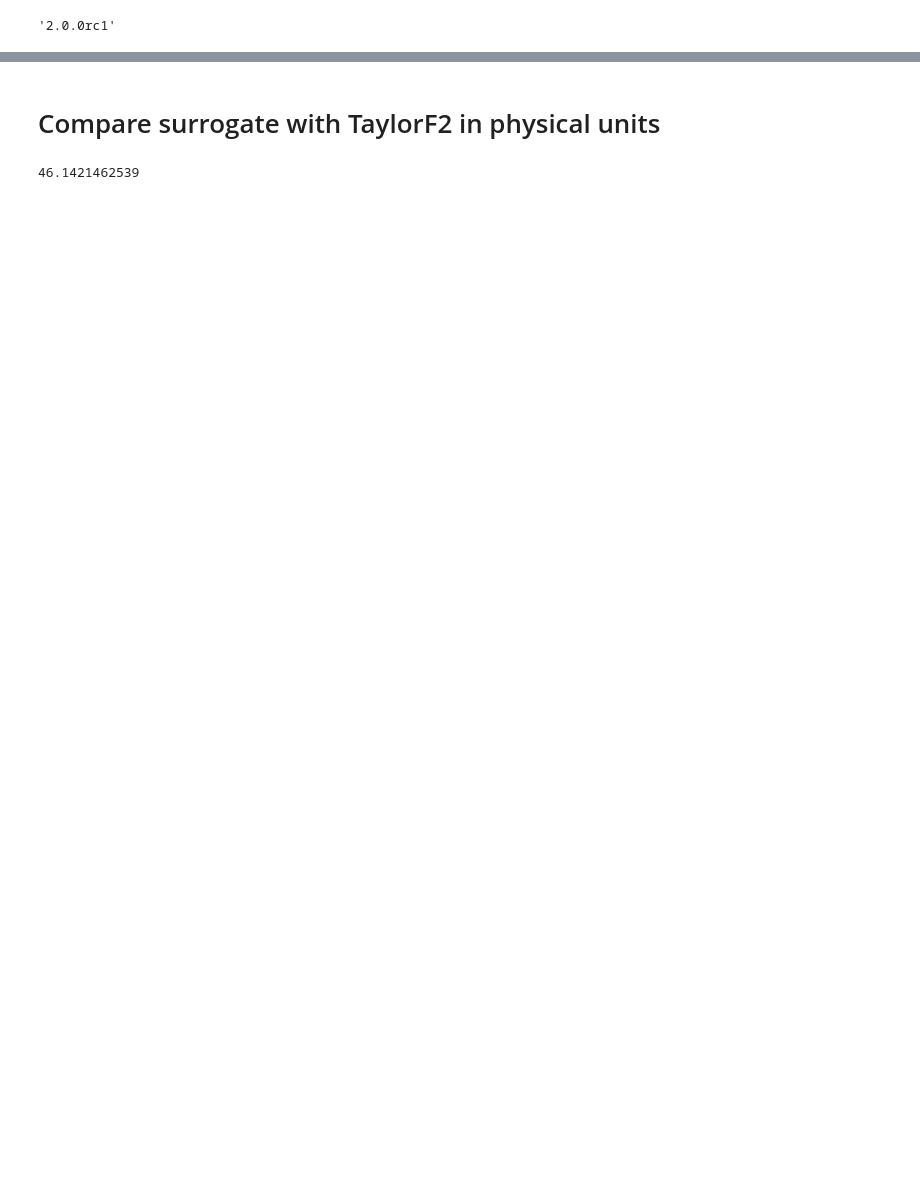
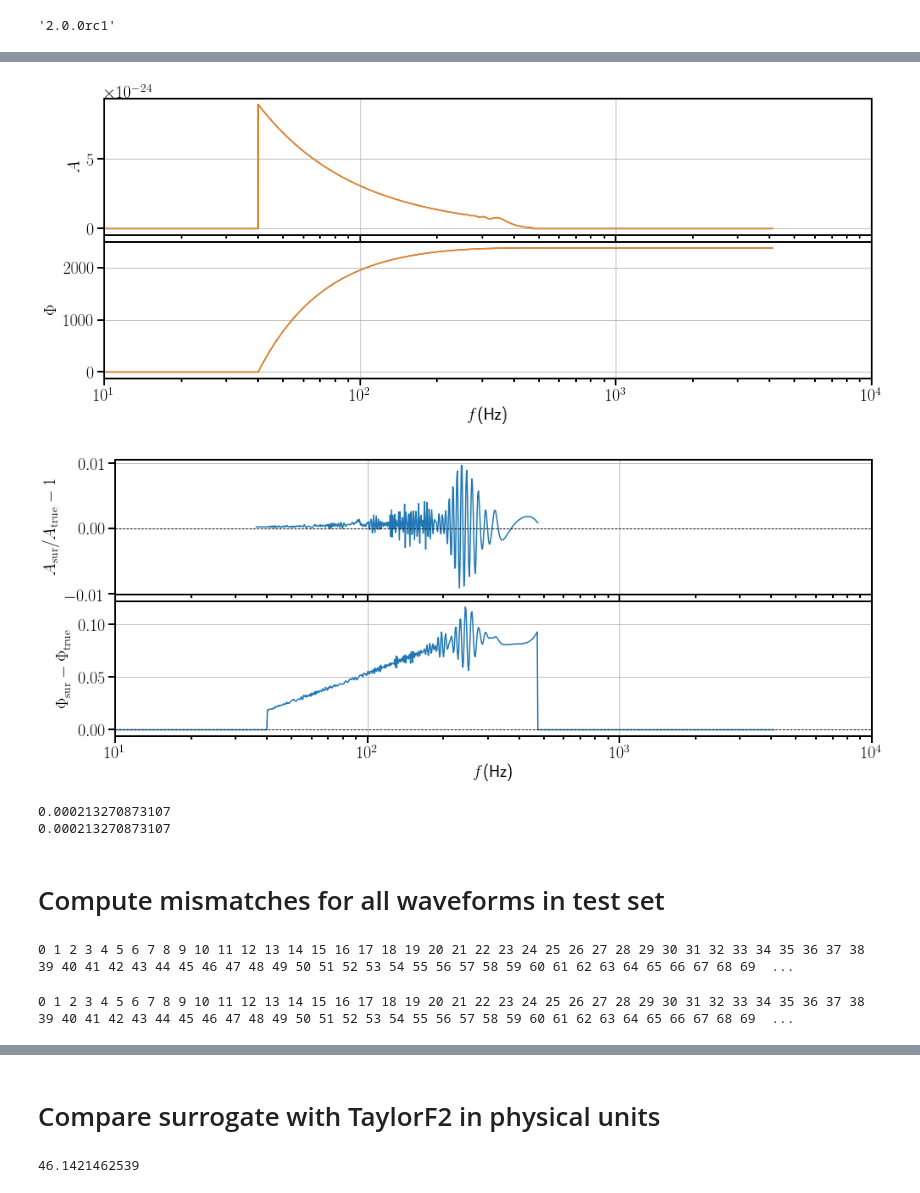
Before and after one commit to benjaminlackey/gpsurrogate, a Jupyter notebook: notebooks/SurrogateDiagnostics.ipynb, the cells around one changed output, grey strips where cells are left out. Saved outputs shown, nothing was run; the diff lists cells and outputs as text; code cells hidden in the pictures; blank space fills up the shorter version.

```diff
--- a/notebooks/SurrogateDiagnostics.ipynb
+++ b/notebooks/SurrogateDiagnostics.ipynb
@@ -540,0 +399,37 @@ ax2.set_ylabel(r'$\Phi_1-\Phi_2$')
+# %%
+# Convert pycbc frequency series for ~h_+ to Waveform format
+hp_sur = wave.Waveform.from_hp_hc(
+    np.array(hp_sur_phys.sample_frequencies), np.array(hp_sur_phys).real, np.array(hp_sur_phys).imag)
+hp_true = wave.Waveform.from_hp_hc(
+    np.array(hp_true_phys.sample_frequencies), np.array(hp_true_phys).real, np.array(hp_true_phys).imag)
+# %%
+# Plot h_true and h_sur
+fig, (ax1, ax2) = wave.plot_waveforms_fd([hp_sur, hp_true])
+#ax1.set_yscale('log')
+ax1.set_ylabel(r'$A$')
+ax2.set_ylabel(r'$\Phi$')
+ax2.set_xlabel(r'$f$(Hz)')
+ax2.set_xlim(10, 10000)
+ax1.grid()
+ax2.grid()
+
+# Plot error
+fig, (ax1, ax2) = wave.plot_waveform_difference_fd(hp_sur, hp_true, xi=10, npoints=1000)
+ax1.set_ylabel(r'$A_{\rm sur}/A_{\rm true} - 1$')
+ax2.set_ylabel(r'$\Phi_{\rm sur} - \Phi_{\rm true}$')
+ax2.set_xlabel(r'$f$(Hz)')
+ax2.set_xlim(10, 10000)
+ax1.grid()
+ax2.grid()
+# %% [output]
+[figure, added]
+[figure, added]
+# %%
+# The delta_f of the T4 waveform is not quite the same as the surrogate. This will throw an error
+print mismatch(hp_sur_phys, hp_true_phys, f_min)
+print mismatch(hc_sur_phys, hc_true_phys, f_min)
+# %% [output]
+0.000213270873107
+0.000213270873107
+# %% [markdown]
+# Compute mismatches for all waveforms in test set
@@ -540,0 +465,36 @@ ax2.set_ylabel(r'$\Phi_1-\Phi_2$')
+# %%
+f_min = 40
+f_max = 4096
+mass2 = 1.0
+
+params_list_10 = []
+mismatch_list_10 = []
+#for i in range(ts_rand.get_len()):
+for i in range(100):
+    print i,
+    params, mm = surrogate_mismatch(i, f_min, f_max, delta_f=0.01, mass2=mass2, distance=100., inclination=1.2)
+    params_list_10.append(params)
+    mismatch_list_10.append(mm)
+
+params_mm_10 = np.concatenate((np.array(params_list_10).T, np.array([mismatch_list_10]))).T
+#np.savetxt('params_mm_10.txt', params_mm_10)
+# %% [output]
+0 1 2 3 4 5 6 7 8 9 10 11 12 13 14 15 16 17 18 19 20 21 22 23 24 25 26 27 28 29 30 31 32 33 34 35 36 37 38 39 40 41 42 43 44 45 46 47 48 49 50 51 52 53 54 55 56 57 58 59 60 61 62 63 64 65 66 67 68 69  ...
+# %%
+f_min = 40
+f_max = 4096
+mass2 = 2.0
+
+params_list_20 = []
+mismatch_list_20 = []
+#for i in range(ts_rand.get_len()):
+for i in range(100):
+    print i,
+    params, mm = surrogate_mismatch(i, f_min, f_max, delta_f=0.01, mass2=mass2, distance=100., inclination=1.2)
+    params_list_20.append(params)
+    mismatch_list_20.append(mm)
+
+params_mm_20 = np.concatenate((np.array(params_list_20).T, np.array([mismatch_list_20]))).T
+#np.savetxt('params_mm_20.txt', params_mm_20)
+# %% [output]
+0 1 2 3 4 5 6 7 8 9 10 11 12 13 14 15 16 17 18 19 20 21 22 23 24 25 26 27 28 29 30 31 32 33 34 35 36 37 38 39 40 41 42 43 44 45 46 47 48 49 50 51 52 53 54 55 56 57 58 59 60 61 62 63 64 65 66 67 68 69  ...
```
Also changed, not shown: parts of 52 cells of this notebook, 7 other files.
